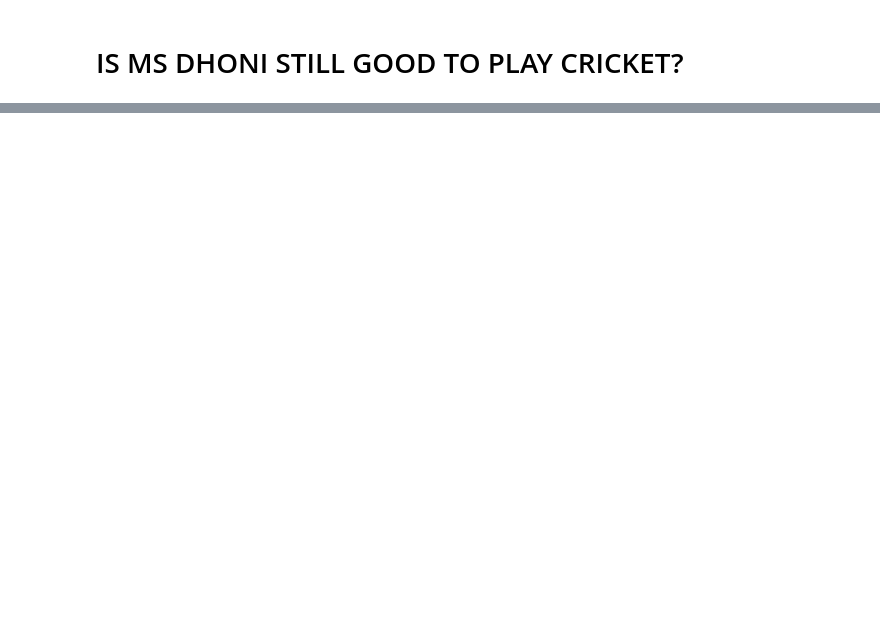
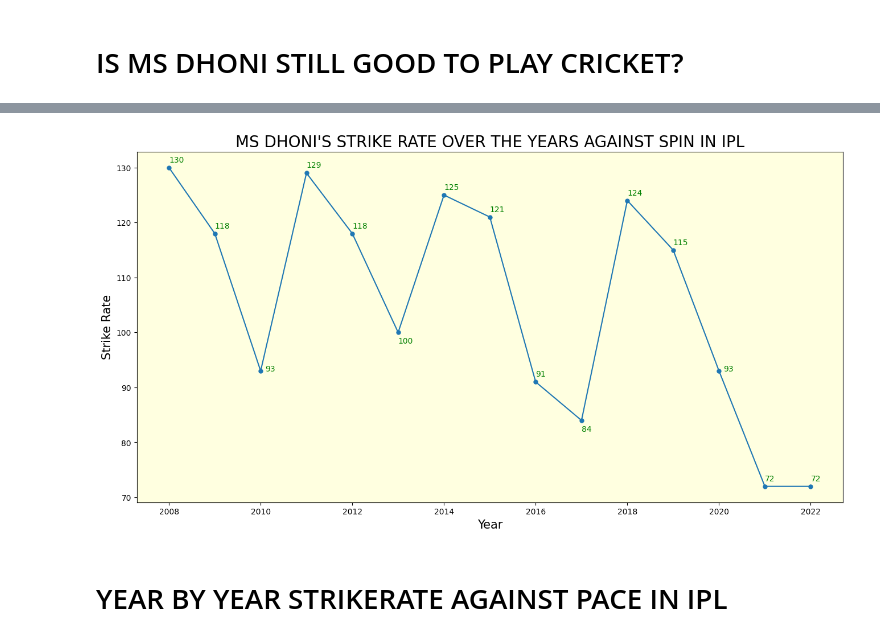
Before and after one commit to JaydeepGajera18/ACA-Masterclass_Assignments, a Jupyter notebook: Case Study - MS DHONI.ipynb, the cells around one changed output, grey strips where cells are left out. Cells and saved outputs as stored; diff of their text form; code cells hidden in the pictures; blank space fills up the shorter version.

```diff
--- a/Case Study - MS DHONI.ipynb
+++ b/Case Study - MS DHONI.ipynb
@@ -143,0 +225,34 @@ plt.show()
+# %%
+msd2 = msspin.groupby("season")["runs_off_bat"].sum()
+msd2 = pd.DataFrame(msd2).reset_index()
+msd3 = msspin.groupby("season")["ball"].count()
+msd3 = pd.DataFrame(msd3).reset_index()
+# %%
+msd4 = pd.merge(msd2,msd3,on="season",how="left").reset_index(drop=True)
+# %%
+msd4["strike_rate"]=100*(msd4.runs_off_bat/msd4.ball)
+# %%
+msd4["strike_rate"]=msd4["strike_rate"].astype(int)
+# %%
+plt.figure(figsize=(16,8))
+plt.title("MS DHONI'S STRIKE RATE OVER THE YEARS AGAINST SPIN IN IPL",fontsize=20)
+plt.xlabel("Year",fontsize=15)
+plt.ylabel("Strike Rate",fontsize=15)
+
+for i in range(len(msd4)):
+    if msd4["strike_rate"][i]==93:
+        plt.text(msd4["season"][i]+0.10,msd4["strike_rate"][i],msd4["strike_rate"][i],color="green")
+    elif msd4["strike_rate"][i]==100:
+        plt.text(msd4["season"][i],msd4["strike_rate"][i]-2,msd4["strike_rate"][i],color="green")
+    elif msd4["strike_rate"][i]==84:
+        plt.text(msd4["season"][i],msd4["strike_rate"][i]-2,msd4["strike_rate"][i],color="green")
+    else:
+        plt.text(msd4["season"][i],msd4["strike_rate"][i]+1,msd4["strike_rate"][i],color="green")
+
+plt.plot(msd4.season,msd4.strike_rate,ls="-",marker=".",markersize=10)
+plt.savefig("MS DHONI'S STRIKE RATE AGAINST SPIN OVER THE YEARS IN IPL")
+plt.show()
+# %% [output]
+[figure, added]
+# %% [markdown]
+# YEAR BY YEAR STRIKERATE AGAINST PACE IN IPL
```
Also changed, not shown: parts of 91 cells of this notebook, 11 other files.
